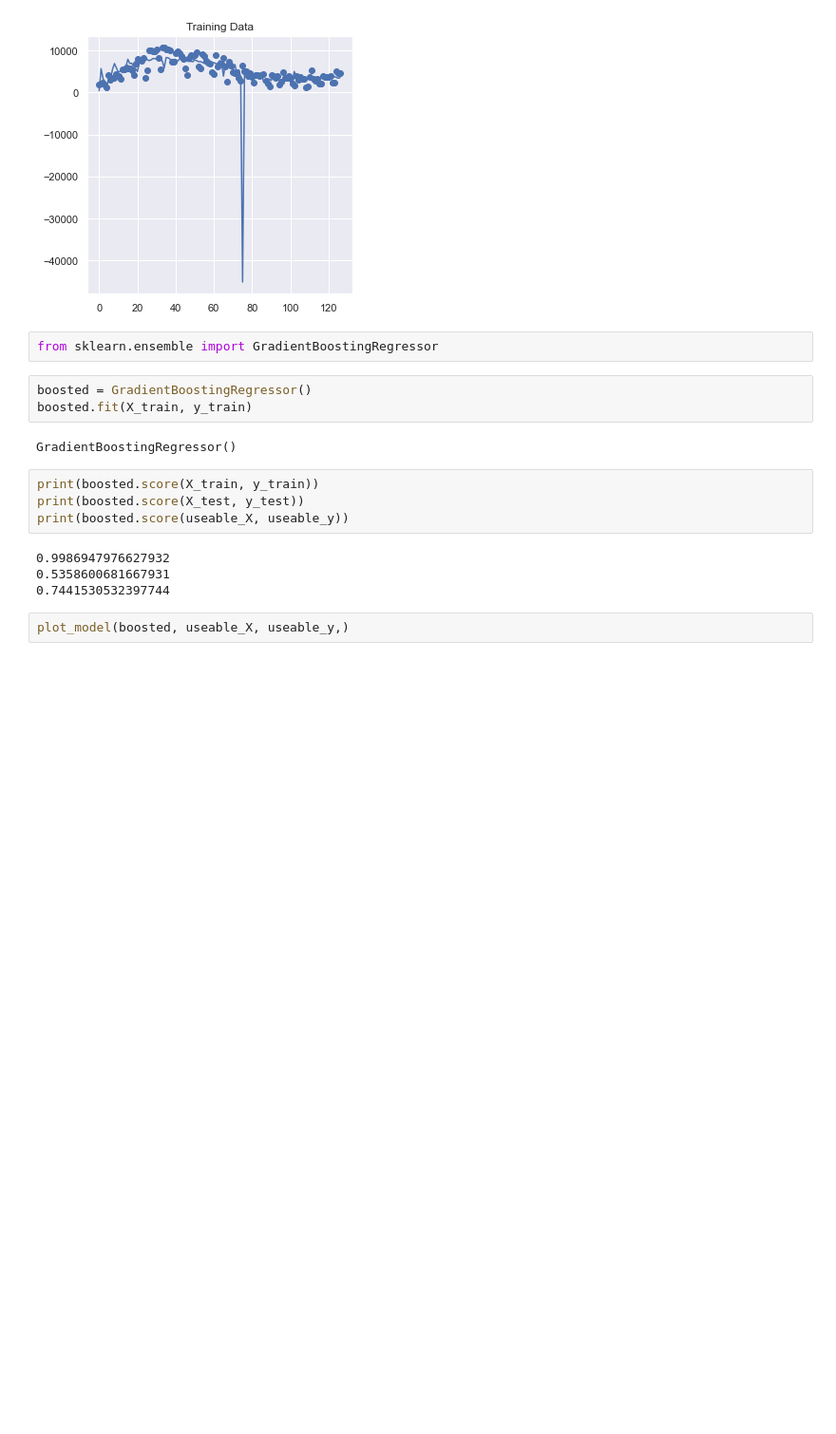
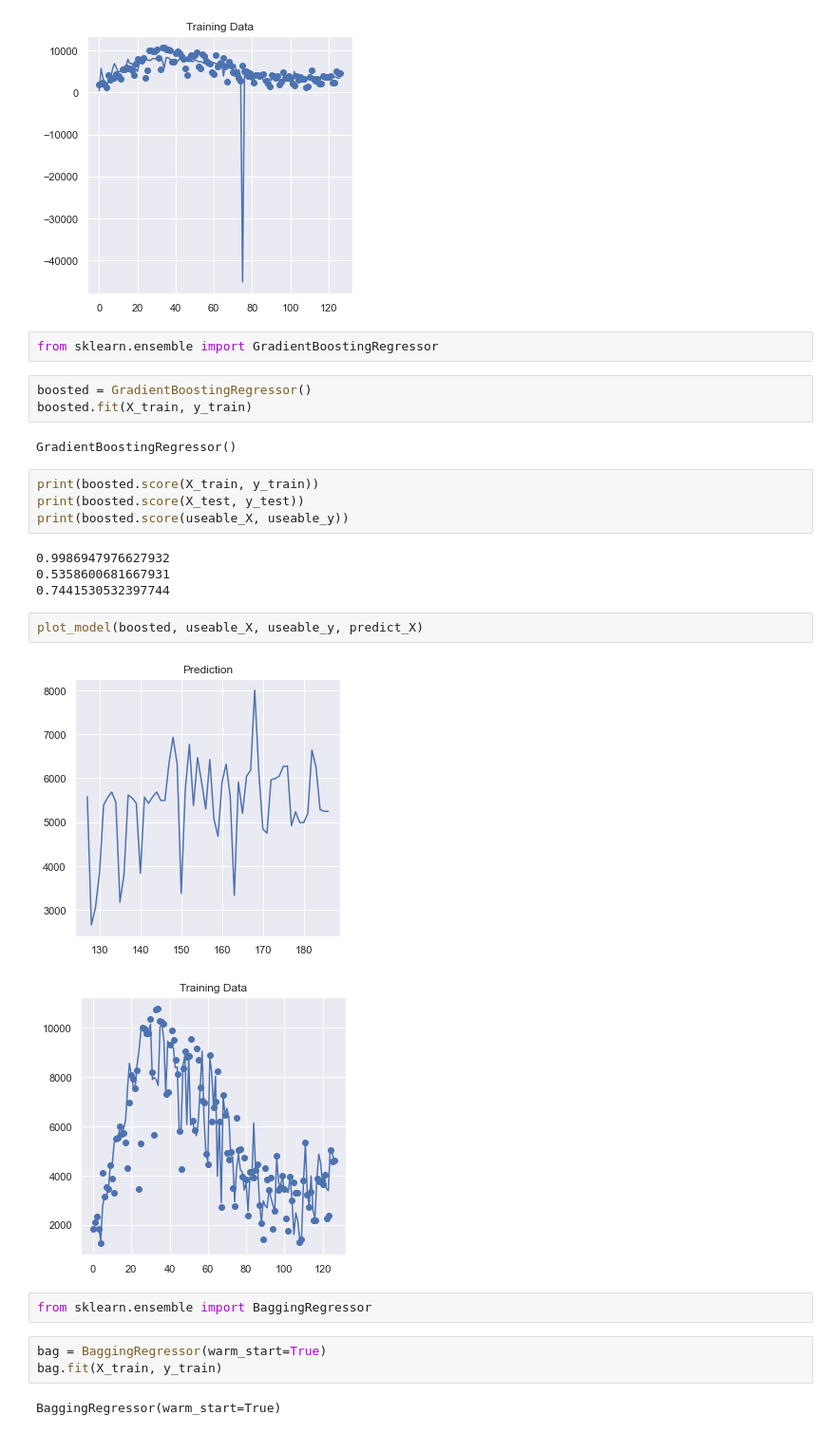
Before and after one commit to oaimtiaz/dell-datathon, a Jupyter notebook: model.ipynb, the cells around one changed output. Shown: that part at 95% size. Drawn from its saved outputs; the diff is of its cells as text; blank space fills up the shorter version.

```diff
--- a/model.ipynb
+++ b/model.ipynb
@@ -149,4 +144,14 @@ print(boosted.score(useable_X, useable_y))
 0.5358600681667931
 0.7441530532397744
 # %%
-plot_model(boosted, useable_X, useable_y,)
+plot_model(boosted, useable_X, useable_y, predict_X)
+# %% [output]
+[figure, added]
+[figure, added]
+# %%
+from sklearn.ensemble import BaggingRegressor
+# %%
+bag = BaggingRegressor(warm_start=True)
+bag.fit(X_train, y_train)
+# %% [output]
+BaggingRegressor(warm_start=True)
```
Also changed, not shown: parts of 3 cells of this notebook, 1 other file.
